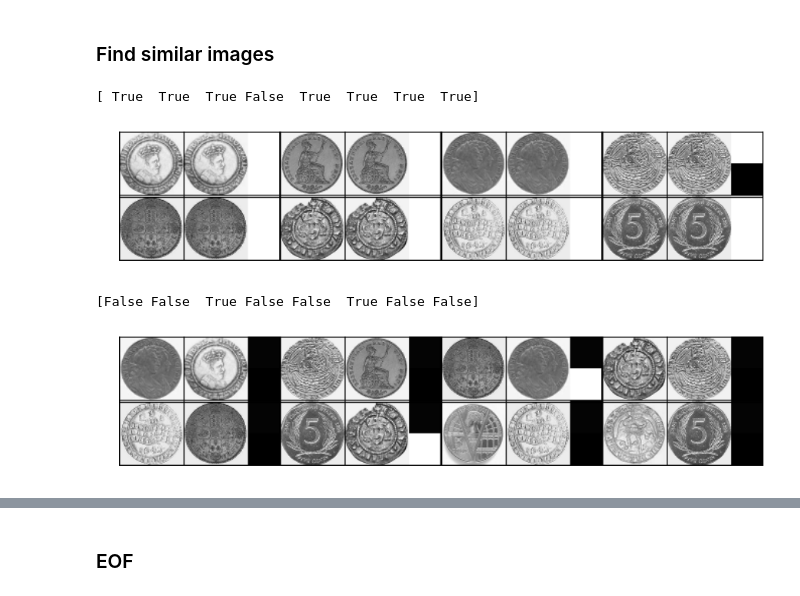
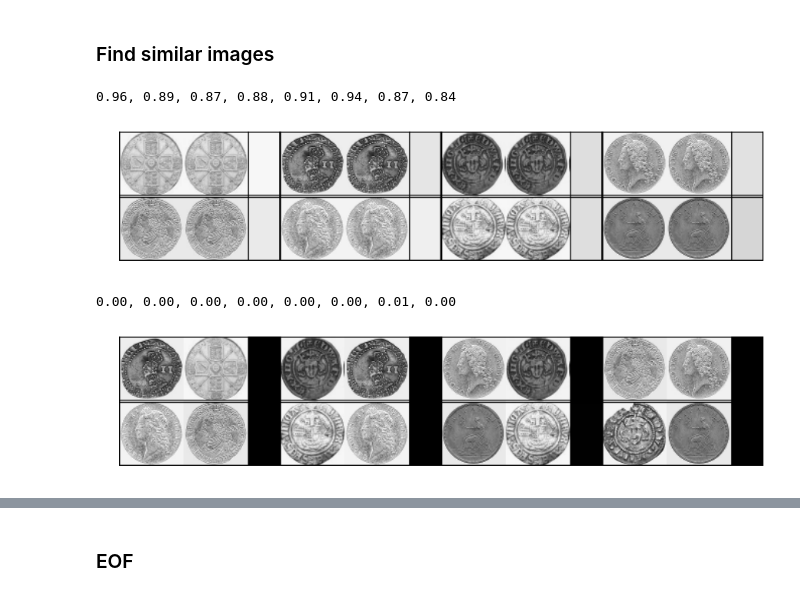
Before and after one commit to RomanKoshelev/deepcoins, a Jupyter notebook: src/experiments/similarity.ipynb, the cells around one changed output, grey strips where cells are left out. Drawn from its saved outputs; the diff is of its cells as text; code cells hidden in the pictures.

```diff
--- a/src/experiments/similarity.ipynb
+++ b/src/experiments/similarity.ipynb
@@ -90,6 +89,6 @@ def sim_loss(true, pred):
 # %%
-learning_rate = 1e-6
-batch_size    = 300
+learning_rate = 1e-4
+batch_size    = data_size // 10
 
 tf.reset_default_graph()
 graph = tf.Graph()
@@ -107,7 +106,7 @@ with graph.as_default():
 ### Batching
 # %%
 def get_next_batch(i, bs):
-    img1 = train_images[i:i+bs]
+    img1 = np.copy(train_images[i:i+bs])
 
     per = np.arange(bs)
     per = np.roll(per, shift=1+np.random.randint(bs-1))
@@ -128,6 +127,6 @@ def get_next_batch(i, bs):
 
     return i, img1, img2, true
 
-_, im1, im2, t = get_next_batch(0, 8)
-for i in range(len(im1)):
-    print(t[i,1] == np.all(im1[i]==im2[i]), np.all(im1[i]==im2[i]), t[i])
+# _, im1, im2, t = get_next_batch(0, 8)
+# for i in range(len(im1)):
+#     print(t[i,1] == np.all(im1[i]==im2[i]), np.all(im1[i]==im2[i]), t[i])
@@ -186,46 +176,50 @@ def get_similarity(img1, img2):
     img2 = np.reshape(img2, [-1,]+image_shape)
     pred = sess.run(pred_op, feed_dict = {
         image1_pl: img1,
         image2_pl: img2
     })
-    sim = np.argmax(pred, axis=1)
-    return sim == 1.
+    sim = pred[:,1]
+    return sim
 
 
 def test_similarity(images1, images2, num):
-    img1 = images1[:num]
-    img2 = images2[:num]
+    img1 = np.copy(images1[:num])
+    img2 = np.copy(images2[:num])
     sim = get_similarity(img1, img2)
 
-    print(sim)
+    print(', '.join(['%.2f'%s for s in sim]))
     h  = image_shape[0]
     w  = image_shape[1]
     w3 = 32
     img1 = img1.reshape([num*h,w])
     img2 = img2.reshape([num*h,w])
     img3 = np.ones([num*h, w3])
     for i in range(num):
-        img3[i*h:i*h+h//2]     = np.mean(images1[i] == images2[i])
+        assert(0.<=sim[i]<=1.)
+        img3[i*h:i*h+h//2]     = sim[i] # np.mean(images1[i] == images2[i])
         img3[i*h+h//2:(i+1)*h] = sim[i]
 
     img1[:,0] = 0
     img3[:,w3-1] = 0
+    img3[:,0] = 0
     sheet = np.concatenate([img1, img2, img3], axis=1)
     sheet[np.arange(0,h*num,h)-1,:] = 0
     sheet[np.arange(0,h*num,h)+1,:] = 0
     cols = 4
     show_images(images=sheet, image_shape=[h, 2*w+w3], cols=cols, rows=num//cols)
 
+num = 8
+shift = np.random.randint(data_size-2*num)
 test_similarity(
-    images1  = test_images[100:],
-    images2  = test_images[100:],
-    num      = 8)
+    images1  = test_images[shift:],
+    images2  = test_images[shift:],
+    num      = num)
 test_similarity(
-    images1  = test_images[102:],
-    images2  = test_images[100:],
-    num      = 8)
+    images1  = test_images[shift+1:],
+    images2  = test_images[shift:],
+    num      = num)
 # %% [output]
-[ True  True  True False  True  True  True  True]
+0.96, 0.89, 0.87, 0.88, 0.91, 0.94, 0.87, 0.84
-[figure, old version]
+[figure, new version]
-[False False  True False False  True False False]
+0.00, 0.00, 0.00, 0.00, 0.00, 0.00, 0.01, 0.00
-[figure, old version]
+[figure, new version]
```
Also changed, not shown: parts of 7 cells of this notebook.
